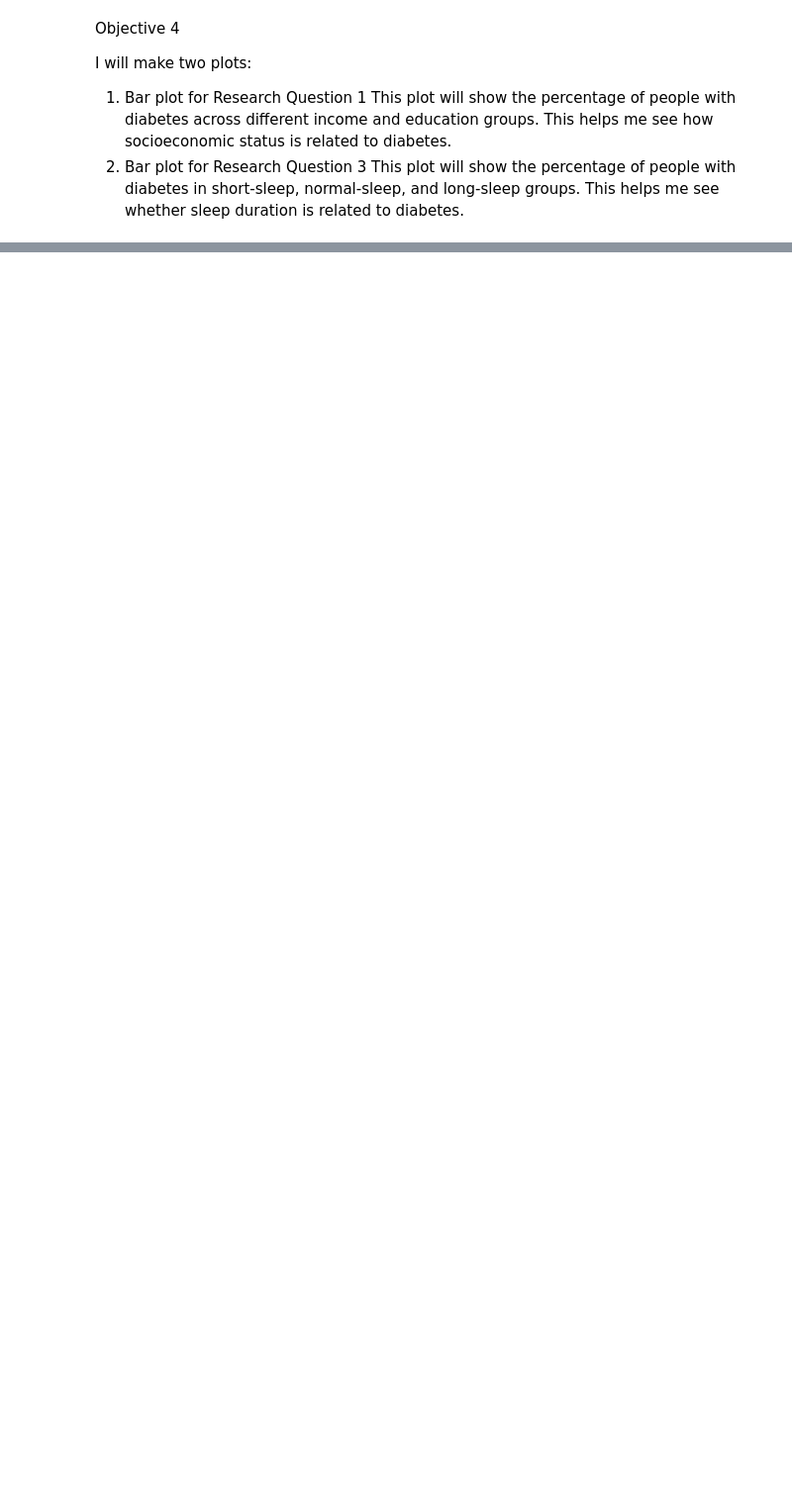
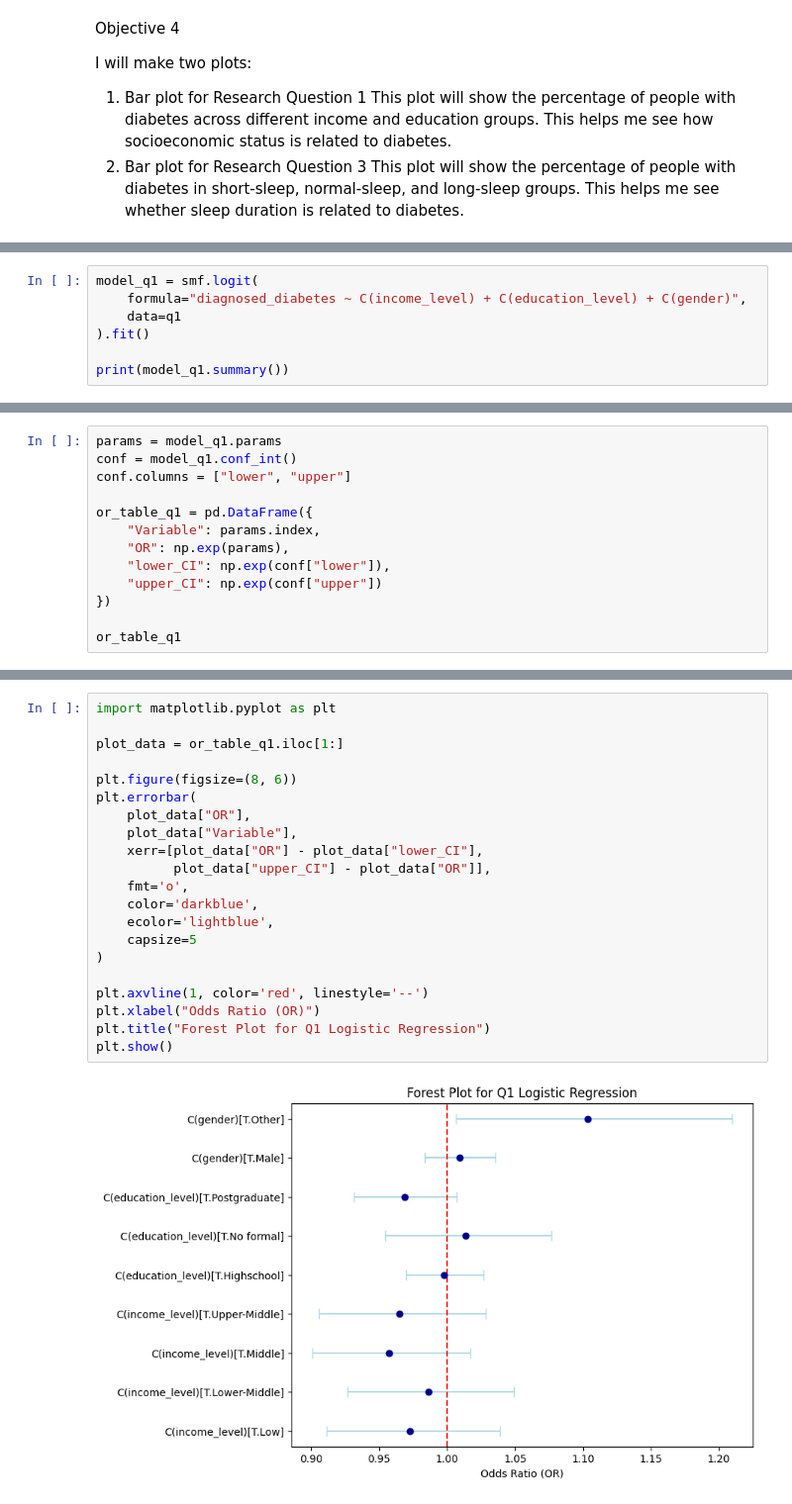
Before and after one commit to DollyChenlp/BIOS-584, a Jupyter notebook: Final Liping Chen.ipynb, the cells around one changed output, grey strips where cells are left out. Shown: that part at 99% size. Saved outputs shown, nothing was run; the diff lists cells and outputs as text; blank space fills up the shorter version.

```diff
--- a/Final Liping Chen.ipynb
+++ b/Final Liping Chen.ipynb
@@ -287,0 +308,7 @@ This plot will show the percentage of people with diabetes in short-sleep, norma
+# %%
+model_q1 = smf.logit(
+    formula="diagnosed_diabetes ~ C(income_level) + C(education_level) + C(gender)",
+    data=q1
+).fit()
+
+print(model_q1.summary())
@@ -287,0 +333,13 @@ This plot will show the percentage of people with diabetes in short-sleep, norma
+# %%
+params = model_q1.params
+conf = model_q1.conf_int()
+conf.columns = ["lower", "upper"]
+
+or_table_q1 = pd.DataFrame({
+    "Variable": params.index,
+    "OR": np.exp(params),
+    "lower_CI": np.exp(conf["lower"]),
+    "upper_CI": np.exp(conf["upper"])
+})
+
+or_table_q1
@@ -287,0 +366,23 @@ This plot will show the percentage of people with diabetes in short-sleep, norma
+# %%
+import matplotlib.pyplot as plt
+
+plot_data = or_table_q1.iloc[1:]
+
+plt.figure(figsize=(8, 6))
+plt.errorbar(
+    plot_data["OR"],
+    plot_data["Variable"],
+    xerr=[plot_data["OR"] - plot_data["lower_CI"],
+          plot_data["upper_CI"] - plot_data["OR"]],
+    fmt='o',
+    color='darkblue',
+    ecolor='lightblue',
+    capsize=5
+)
+
+plt.axvline(1, color='red', linestyle='--')
+plt.xlabel("Odds Ratio (OR)")
+plt.title("Forest Plot for Q1 Logistic Regression")
+plt.show()
+# %% [output]
+[figure, added]
```
Also changed, not shown: parts of 24 cells of this notebook.
